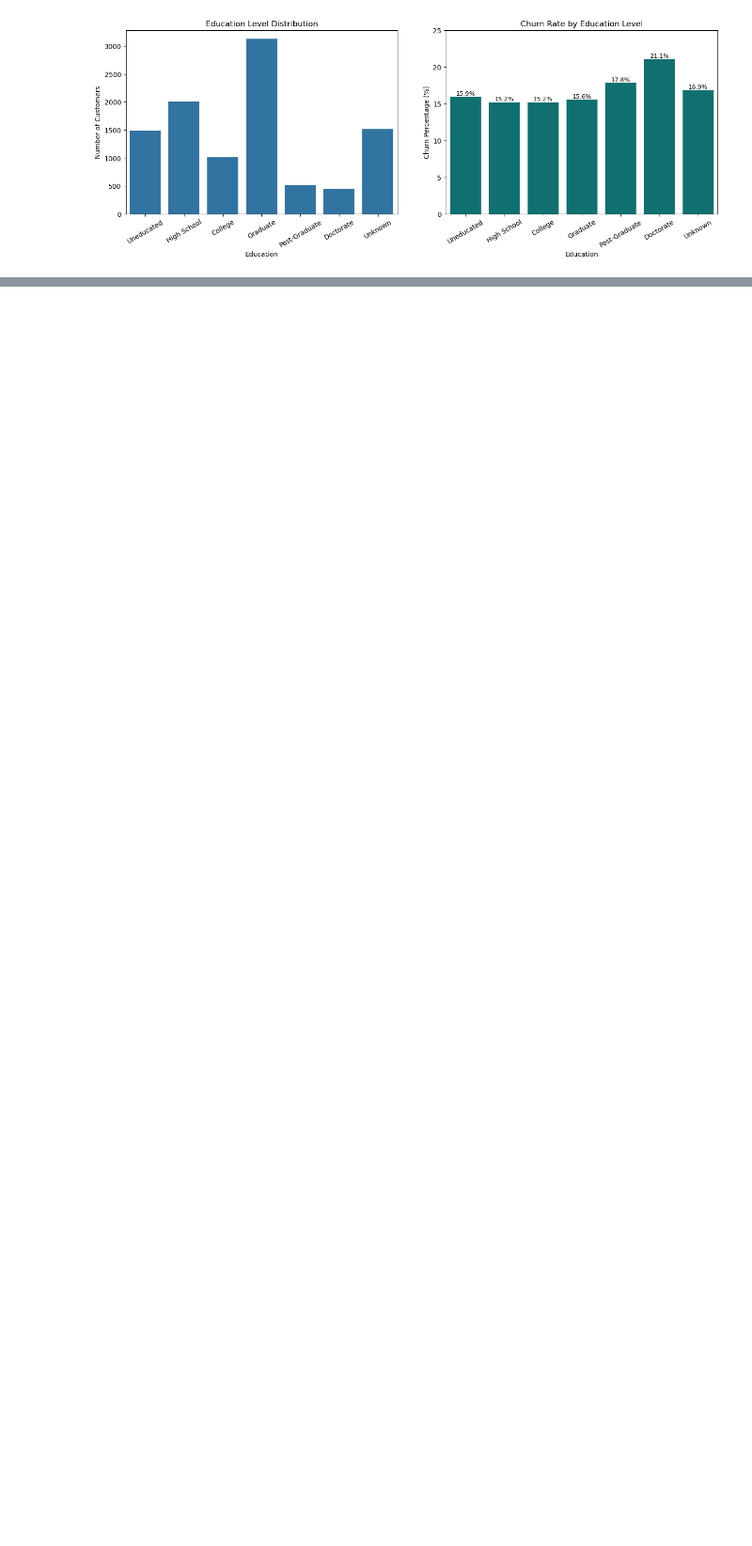
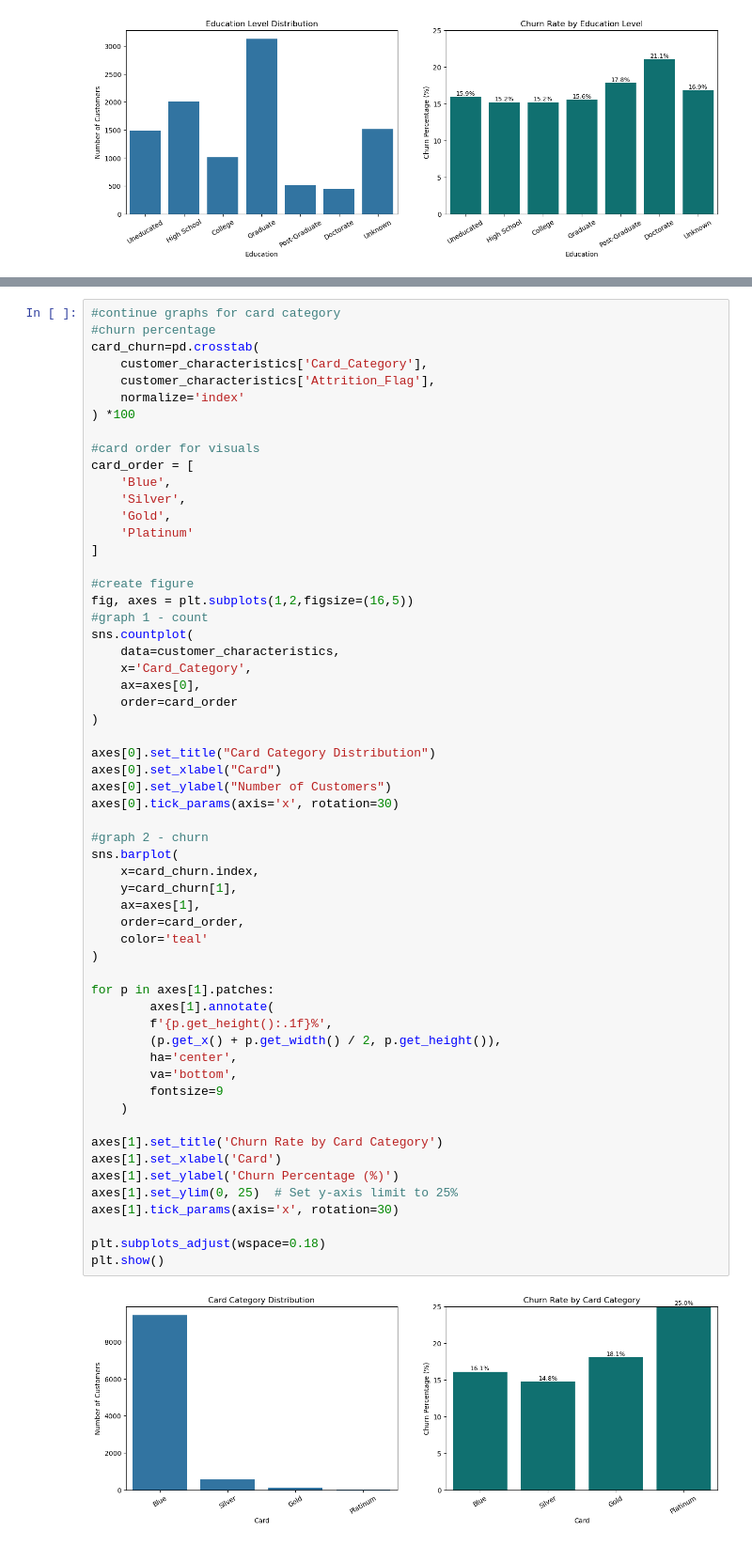
Before and after one commit to gianellarobles/Customer-Churn-Analytics-Predication, a Jupyter notebook: Customer_Churn_AP.ipynb, the cells around one changed output, grey strips where cells are left out. Shown at 94% size. Saved outputs shown, nothing was run; the diff lists cells and outputs as text; blank space fills up the shorter version.

Commit message:
Update Customer_Churn_AP.ipynb
start financial EDA

```diff
--- a/Customer_Churn_AP.ipynb
+++ b/Customer_Churn_AP.ipynb
@@ -591,0 +605,60 @@ plt.show()
+# %%
+#continue graphs for card category
+#churn percentage
+card_churn=pd.crosstab(
+    customer_characteristics['Card_Category'],
+    customer_characteristics['Attrition_Flag'],
+    normalize='index'
+) *100
+
+#card order for visuals
+card_order = [
+    'Blue',
+    'Silver',
+    'Gold',
+    'Platinum'
+]
+
+#create figure
+fig, axes = plt.subplots(1,2,figsize=(16,5))
+#graph 1 - count
+sns.countplot(
+    data=customer_characteristics,
+    x='Card_Category',
+    ax=axes[0],
+    order=card_order
+)
+
+axes[0].set_title("Card Category Distribution")
+axes[0].set_xlabel("Card")
+axes[0].set_ylabel("Number of Customers")
+axes[0].tick_params(axis='x', rotation=30)
+
+#graph 2 - churn
+sns.barplot(
+    x=card_churn.index,
+    y=card_churn[1],
+    ax=axes[1],
+    order=card_order,
+    color='teal'
+)
+
+for p in axes[1].patches:
+        axes[1].annotate(
+        f'{p.get_height():.1f}%',
+        (p.get_x() + p.get_width() / 2, p.get_height()),
+        ha='center',
+        va='bottom',
+        fontsize=9
+    )
+
+axes[1].set_title('Churn Rate by Card Category')
+axes[1].set_xlabel('Card')
+axes[1].set_ylabel('Churn Percentage (%)')
+axes[1].set_ylim(0, 25)  # Set y-axis limit to 25%
+axes[1].tick_params(axis='x', rotation=30)
+
+plt.subplots_adjust(wspace=0.18)
+plt.show()
+# %% [output]
+[figure, added]
```
Also changed, not shown: parts of 3 cells of this notebook.
